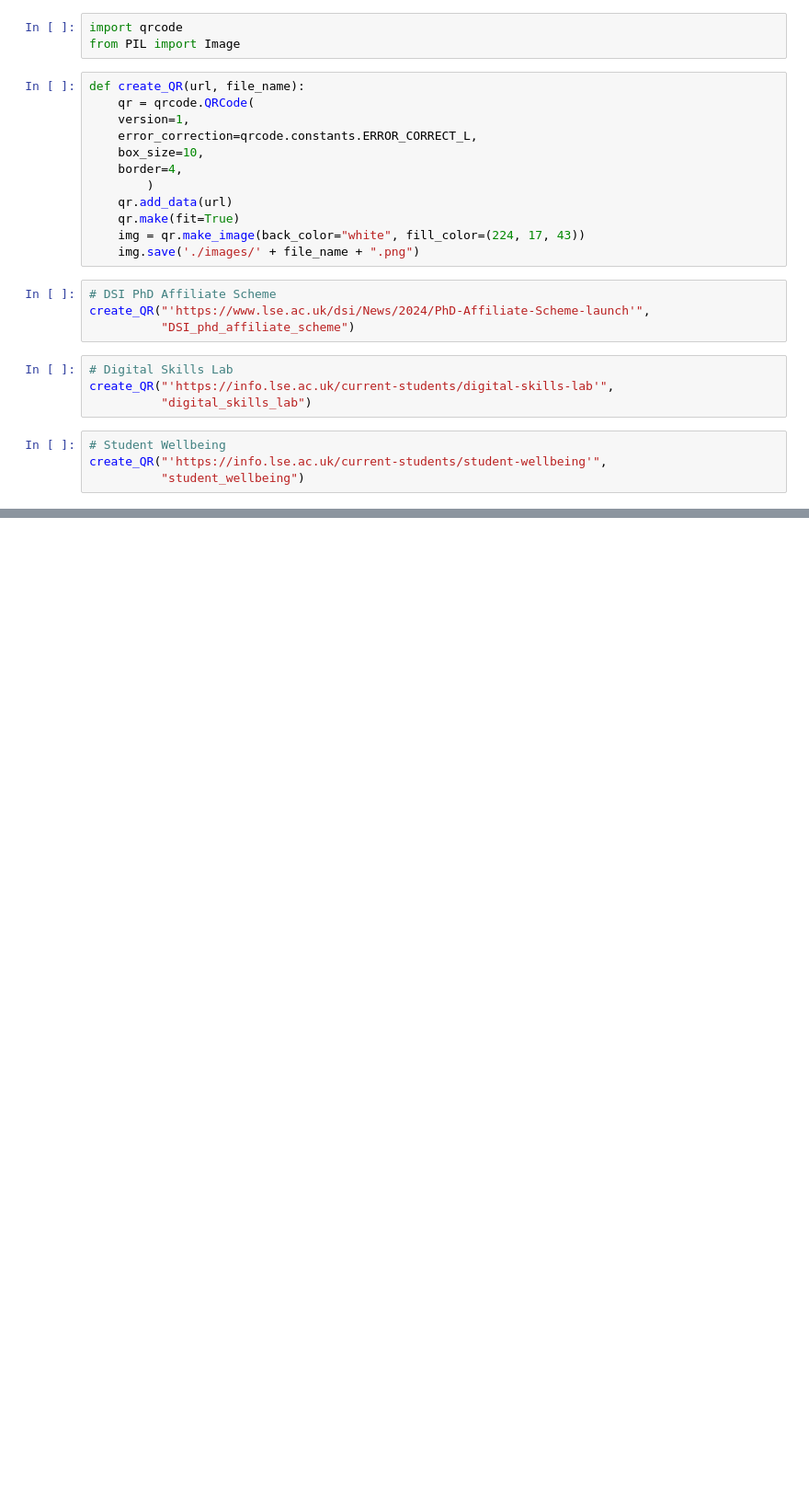
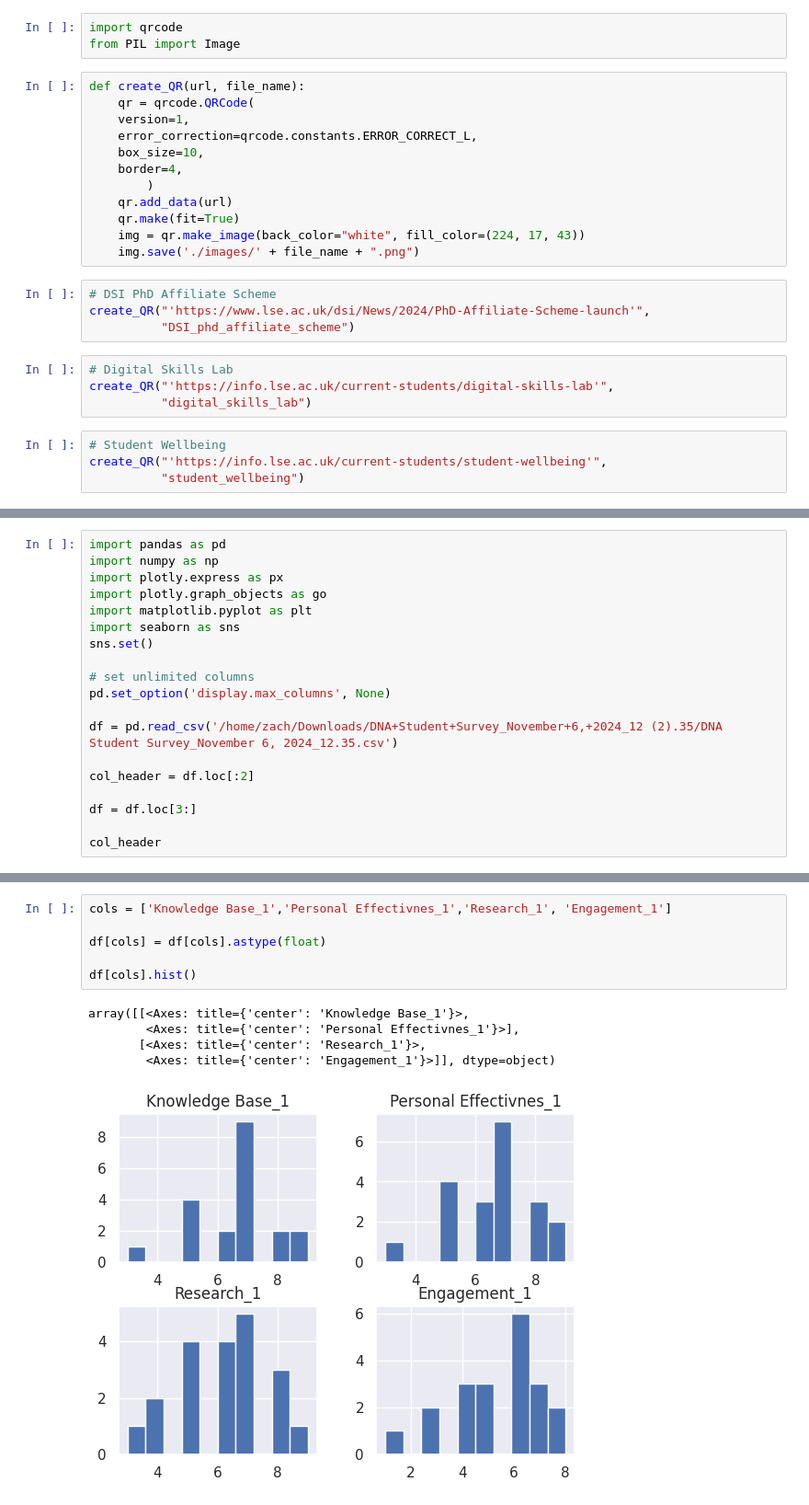
Before and after one commit to z-dickson/LSE-DTP-Introduction, a Jupyter notebook: QR_codes.ipynb, the cells around one changed output, grey strips where cells are left out. Shown at 92% size. Saved outputs shown, nothing was run; the diff lists cells and outputs as text; blank space fills up the shorter version.

```diff
--- a/QR_codes.ipynb
+++ b/QR_codes.ipynb
@@ -56,0 +66,19 @@ create_QR("'https://info.lse.ac.uk/current-students/student-wellbeing'",
+# %%
+import pandas as pd
+import numpy as np
+import plotly.express as px
+import plotly.graph_objects as go
+import matplotlib.pyplot as plt
+import seaborn as sns
+sns.set()
+
+# set unlimited columns
+pd.set_option('display.max_columns', None)
+
+df = pd.read_csv('/home/zach/Downloads/DNA+Student+Survey_November+6,+2024_12 (2).35/DNA Student Survey_November 6, 2024_12.35.csv')
+
+col_header = df.loc[:2]
+
+df = df.loc[3:]
+
+col_header
@@ -56,0 +99,12 @@ create_QR("'https://info.lse.ac.uk/current-students/student-wellbeing'",
+# %%
+cols = ['Knowledge Base_1','Personal Effectivnes_1','Research_1', 'Engagement_1']
+
+df[cols] = df[cols].astype(float)
+
+df[cols].hist()
+# %% [output]
+array([[<Axes: title={'center': 'Knowledge Base_1'}>,
+        <Axes: title={'center': 'Personal Effectivnes_1'}>],
+       [<Axes: title={'center': 'Research_1'}>,
+        <Axes: title={'center': 'Engagement_1'}>]], dtype=object)
+[figure, added]
```
Also changed, not shown: parts of 5 cells of this notebook, 6 other files.
